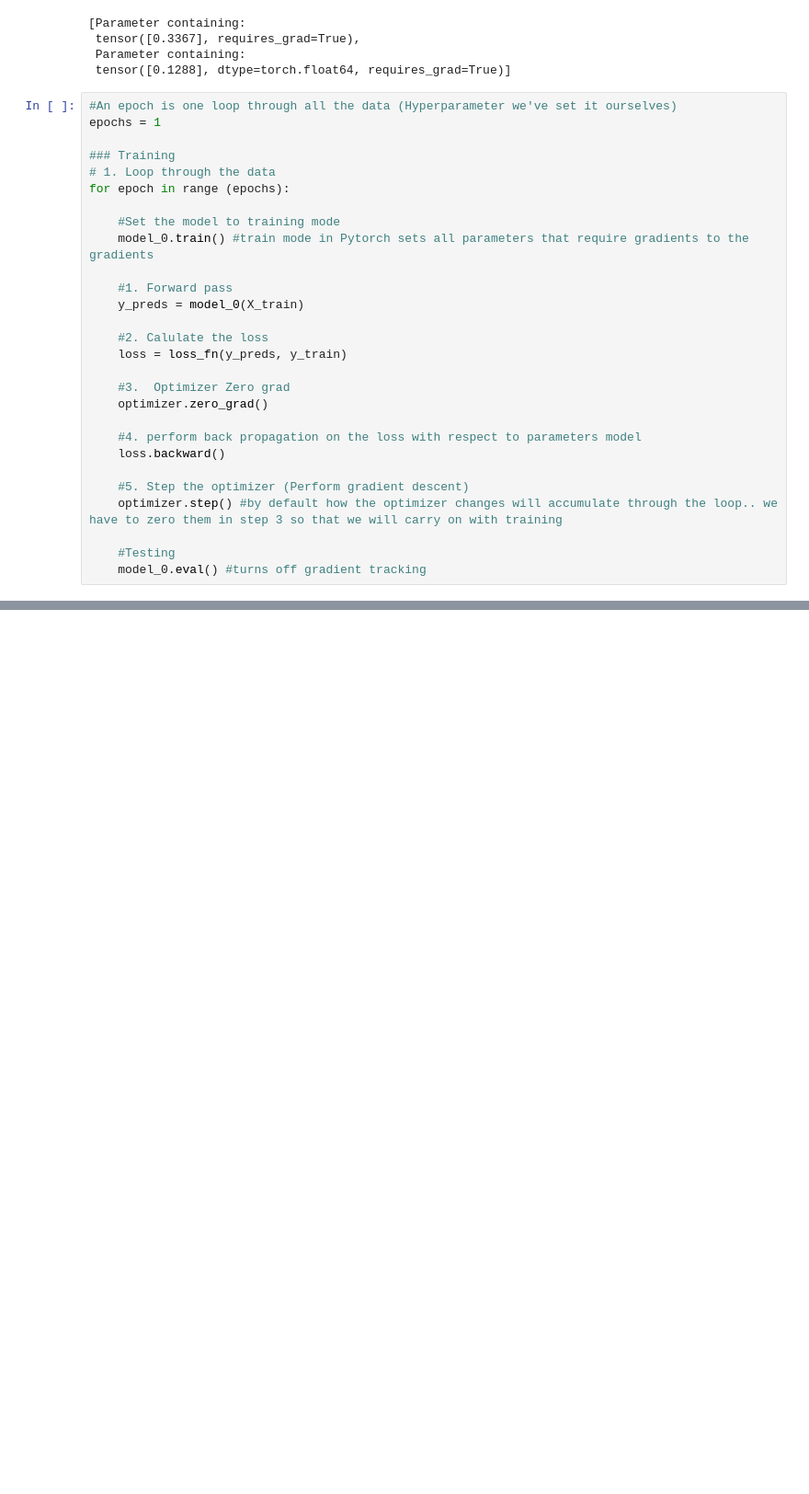
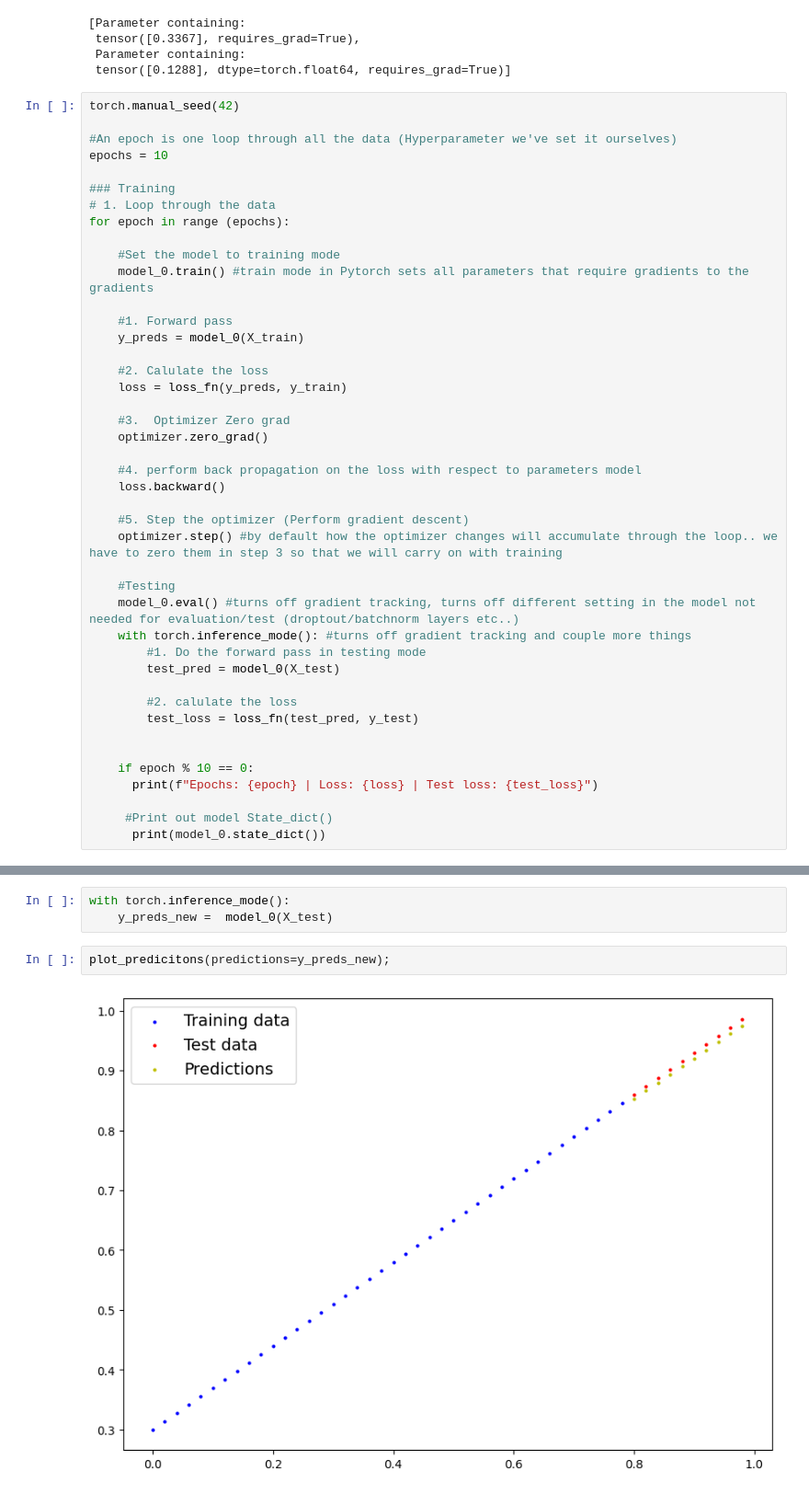
Before and after one commit to deepakrajteekaraman5/Pytorch, a Jupyter notebook: pytorch_workflow.ipynb, the cells around one changed output, grey strips where cells are left out. Shown: that part at 92% size. Cells and saved outputs as stored; diff of their text form; blank space fills up the shorter version.

```diff
--- a/pytorch_workflow.ipynb
+++ b/pytorch_workflow.ipynb
@@ -258,8 +258,10 @@ list(model_0.parameters())
  Parameter containing:
  tensor([0.1288], dtype=torch.float64, requires_grad=True)]
 # %%
+torch.manual_seed(42)
+
 #An epoch is one loop through all the data (Hyperparameter we've set it ourselves)
-epochs = 1
+epochs = 10
 
 ### Training
 # 1. Loop through the data
@@ -284,4 +286,17 @@ for epoch in range (epochs):
     optimizer.step() #by default how the optimizer changes will accumulate through the loop.. we have to zero them in step 3 so that we will carry on with training
 
     #Testing
-    model_0.eval() #turns off gradient tracking
+    model_0.eval() #turns off gradient tracking, turns off different setting in the model not needed for evaluation/test (droptout/batchnorm layers etc..)
+    with torch.inference_mode(): #turns off gradient tracking and couple more things
+        #1. Do the forward pass in testing mode
+        test_pred = model_0(X_test)
+
+        #2. calulate the loss
+        test_loss = loss_fn(test_pred, y_test)
+
+
+    if epoch % 10 == 0:
+      print(f"Epochs: {epoch} | Loss: {loss} | Test loss: {test_loss}")
+
+     #Print out model State_dict()
+      print(model_0.state_dict())
@@ -287,0 +315,7 @@ for epoch in range (epochs):
+# %%
+with torch.inference_mode():
+    y_preds_new =  model_0(X_test)
+# %%
+plot_predicitons(predictions=y_preds_new);
+# %% [output]
+[figure, added]
```
Also changed, not shown: parts of 3 cells of this notebook.
